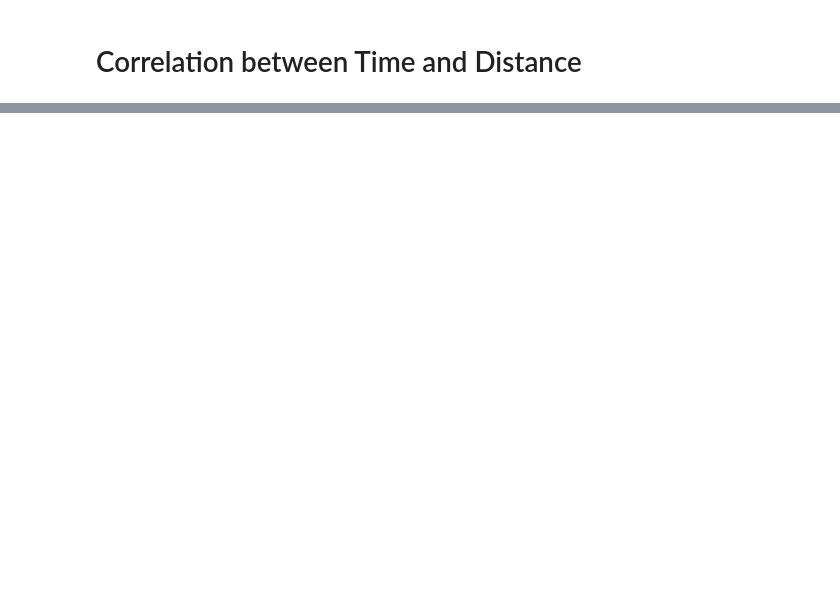
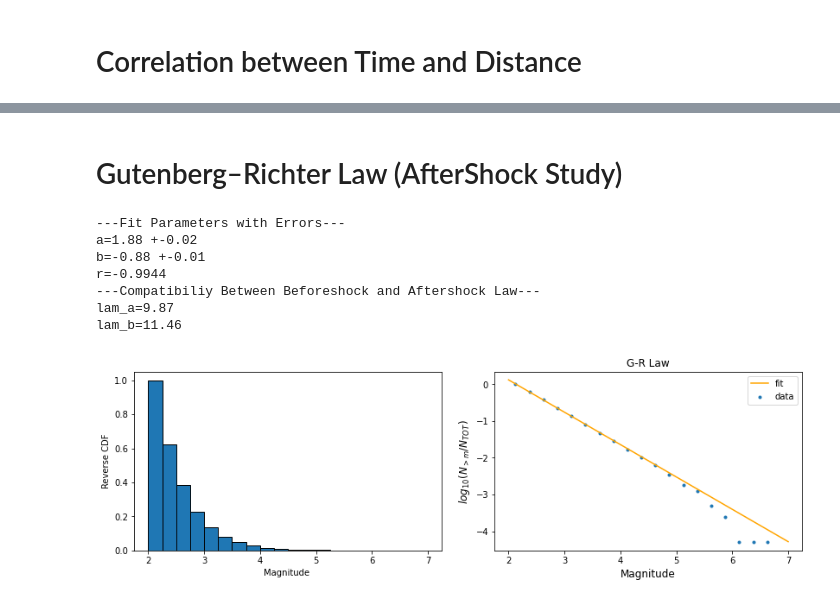
Before and after one commit to andreazanola98/Earthquake-Data-Analysis, a Jupyter notebook: Andrea.ipynb, the cells around one changed output, grey strips where cells are left out. Drawn from its saved outputs; the diff is of its cells as text; code cells hidden in the pictures; blank space fills up the shorter version.

```diff
--- a/Andrea.ipynb
+++ b/Andrea.ipynb
@@ -177,0 +268,54 @@ ax.grid(which='both',b=1, linestyle='dashed')
+# %% [markdown]
+# Gutenberg–Richter Law (AfterShock Study)
+# %%
+mth=5 #questa è una magnitudo soglia per studiare l'after shock è indipendente dalle scelte precedenti
+drf=df['mag'][df['mag']>mth]
+i1=drf.index
+n=0
+for i in range(len(i1)):
+    n=np.insert(n,-1,(df['pointer'][df['pointer']==i1[i]].index).to_numpy() )
+n=np.delete(n,-1)
+
+fig0, axs = plt.subplots(1,2,figsize=(12,4))
+fig0.tight_layout(pad=3.0)
+
+counts, bins, bars = axs[0].hist(df['mag'][n], bins=np.linspace(2,7,25-4),edgecolor='black',density=1,cumulative=-1)
+axs[0].set_xlabel('Magnitude ')
+axs[0].set_ylabel('Reverse CDF')
+
+logmA=np.log10(counts[:-1])
+xA=(bins[:-2]+bins[1:-1])/2
+
+def f(x,a,b):
+    f=a+b*x
+    return f
+A=optimize.curve_fit(f,xA,logmA,sigma=counts[:-1]**(-0.5),p0=[6,-1])  #poisson error is assumed
+res = stats.linregress(xA, logmA)
+
+xx=np.linspace(2,7,100)
+axs[1].set_xlabel('Magnitude',size=12)
+axs[1].set_ylabel('$log_{10}(N_{>m} /N_{TOT})$',size=12)
+axs[1].plot(xx,f(xx,A[0][0],A[0][1]),'orange',label='fit')
+axs[1].scatter(xA,logmA,label='data',linewidths=1,marker='.')
+axs[1].set_title('G-R Law')
+axs[1].legend();
+
+print('---Fit Parameters with Errors---')
+print('a=%.2f'%A[0][0],'+-%.2f'%A[1][0,0]**0.5)
+print('b=%.2f'%A[0][1],'+-%.2f'%A[1][1,1]**0.5)
+print('r=%.4f'%res.rvalue)
+
+print('---Compatibiliy Between Beforeshock and Aftershock Law---')
+lam_a=np.abs(A[0][0]-B[0][0])/(A[1][0,0]+B[1][0,0])**0.5
+lam_b=np.abs(A[0][1]-B[0][1])/(A[1][1,1]+B[1][1,1])**0.5
+print('lam_a=%.2f'%lam_a)
+print('lam_b=%.2f'%lam_b)
+# %% [output]
+---Fit Parameters with Errors---
+a=1.88 +-0.02
+b=-0.88 +-0.01
+r=-0.9944
+---Compatibiliy Between Beforeshock and Aftershock Law---
+lam_a=9.87
+lam_b=11.46
+[figure, added]
```
Also changed, not shown: parts of 16 cells of this notebook.
